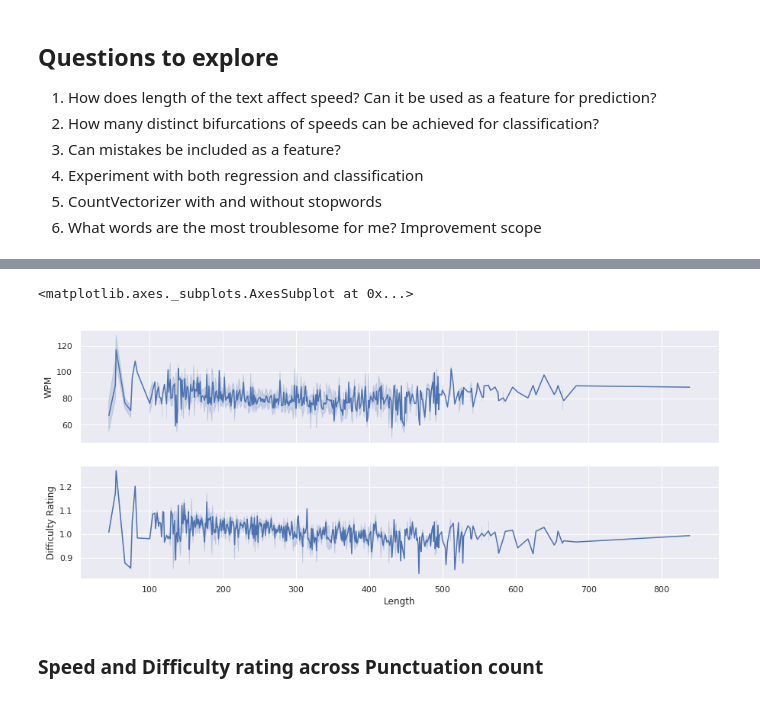
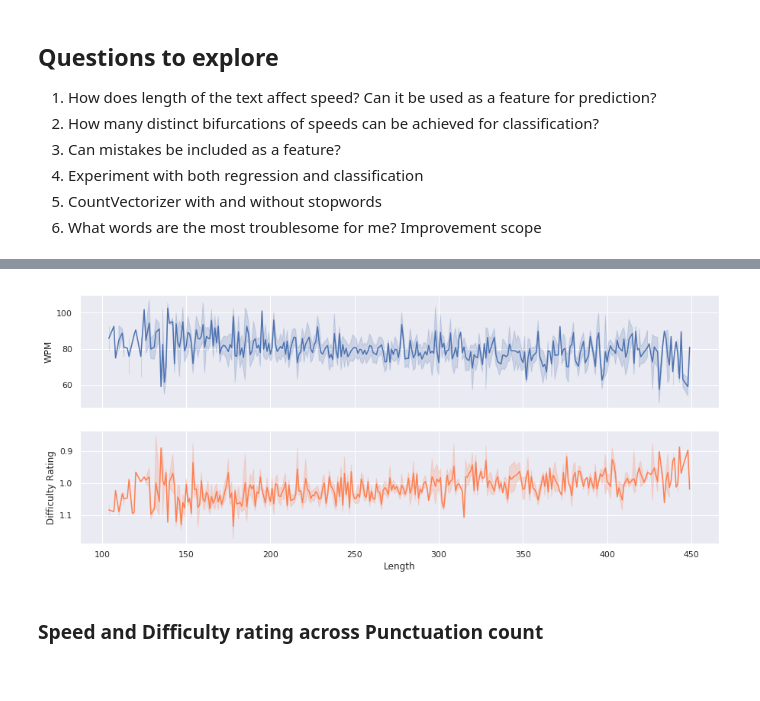
Before and after one commit to nirajpandkar/typeracer-analysis, a Jupyter notebook: text_eda.ipynb, the cells around one changed output, grey strips where cells are left out. Saved outputs shown, nothing was run; the diff lists cells and outputs as text; code cells hidden in the pictures.

Commit message:
Visualizations for blog

```diff
--- a/text_eda.ipynb
+++ b/text_eda.ipynb
@@ -117,9 +107,7 @@ df_race.head()
 | 4122 | 4 | 2015-10-10 00:44:03 | 54.55 | 0.91 | 321 | 1444455843 | October | 2015 | 10 | ... |
 | 4121 | 5 | 2015-10-10 00:45:21 | 57.53 | 0.93 | 555 | 1444455921 | October | 2015 | 10 | ... |
 # %%
-df_race["Date"] = df.Date.apply(lambda x: datetime.strptime(x, '%Y-%m-%d %H:%M:%S'))
+df_race["Date"] = df_race.Date.apply(lambda x: datetime.strptime(x, '%Y-%m-%d %H:%M:%S'))
-# %%
-df_race['month'] = df_race['Date'].dt.strftime('%b')
 # %%
 df_2015 = df_race[df_race['Date_Year'] == 2015]
 df_2016 = df_race[df_race['Date_Year'] == 2016]
@@ -181,7 +189,7 @@ df_merged_sorted_length = df_merged.sort_values(by='Length', ascending=False)
 # %%
 fig, axes = plt.subplots(nrows=2, figsize=(15,6), sharex=True)
-sns.lineplot(ax=axes[0], x='Length', y='WPM', data=df_merged)
-sns.lineplot(ax=axes[1], x='Length', y='Difficulty Rating', data=df_merged)
+sns.lineplot(ax=axes[0], x='Length', y='WPM', data=df_merged[(df_merged['Length']<450) & (df_merged['Length']>100)])
+sns.lineplot(ax=axes[1], x='Length', y='Difficulty Rating', data=df_merged[(df_merged['Length']<450) & (df_merged['Length']>100)], color='coral')
+plt.gca().invert_yaxis()
 # %% [output]
-<matplotlib.axes._subplots.AxesSubplot at 0x...>
-[figure, old version]
+[figure, new version]
```
Also changed, not shown: parts of 29 cells of this notebook.
